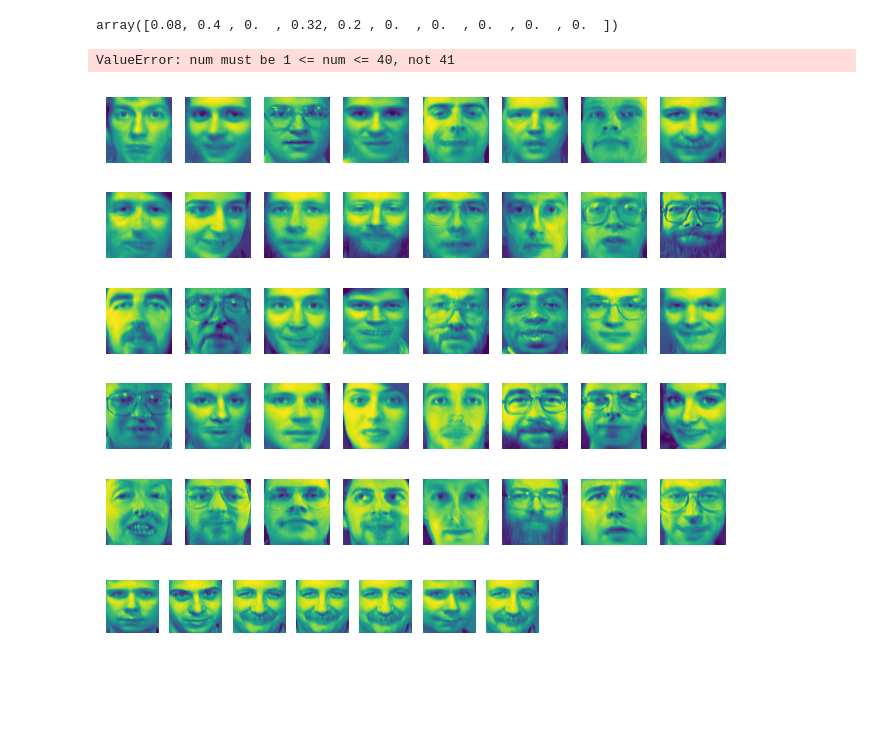
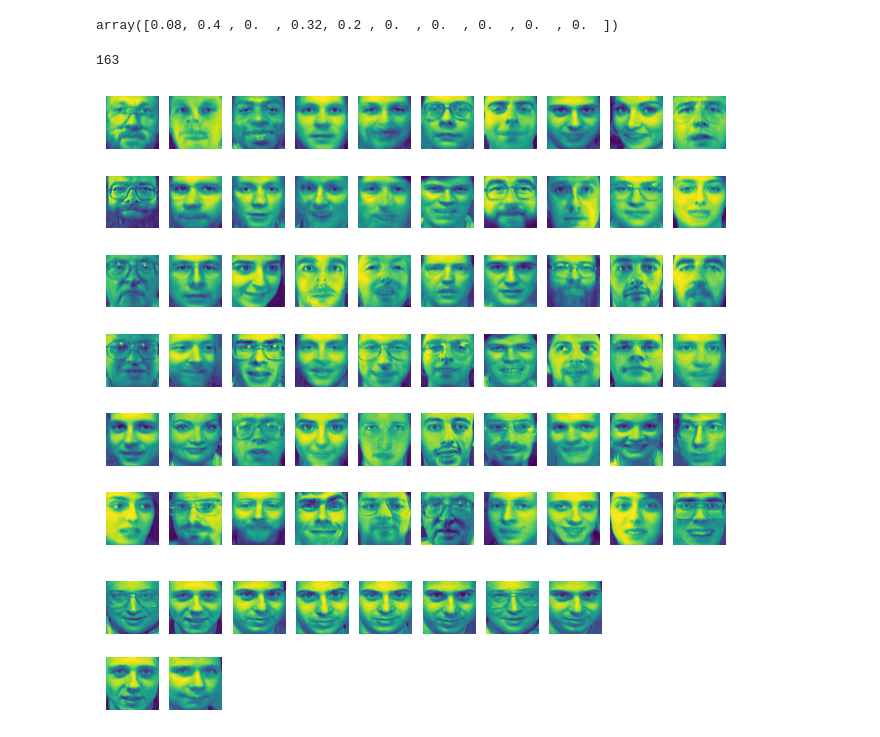
Before and after one commit to educhav/homl, a Jupyter notebook: ch09_unsupervised_learning/UL.ipynb, the cells around one changed output. Drawn from its saved outputs; the diff is of its cells as text; code cells hidden in the pictures; blank space fills up the shorter version.

```diff
--- a/ch09_unsupervised_learning/UL.ipynb
+++ b/ch09_unsupervised_learning/UL.ipynb
@@ -537,20 +535,33 @@ kmeans = KMeans(n_clusters=60, n_init=10).fit(X_train)
-# %%
-img = kmeans.cluster_centers_[0]
+# %%
+from sklearn.decomposition import PCA
+
+pca = PCA(n_components=0.99)
+
+X_train = pca.fit_transform(X_train)
+X_valid = pca.transform(X_valid)
+X_test = pca.transform(X_test)
+
+from sklearn.cluster import KMeans
+kmeans = KMeans(n_clusters=60, n_init=10).fit(X_train)
+# %%
+pca.n_components_
+# %% [output]
+163
 # %%
-img = img.reshape(64, 64)
+import matplotlib.pyplot as plt
 
 plt.figure(figsize=(8,6))
+
 def plot_imgs(imgs):
-    for index,img in enumerate(imgs):
+    for index, img in enumerate(imgs):
         img = img.reshape(64,64)
-        plt.subplot(5, 8, index + 1)
+        plt.subplot(6, 10, index + 1)
         plt.imshow(img)
         plt.axis("off")
 
 plot_imgs(kmeans.cluster_centers_)
 # %% [output]
-ValueError: num must be 1 <= num <= 40, not 41
-[figure, old version]
+[figure, new version]
 # %%
 imgs = []
 
@@ -560,6 +571,6 @@ for index,label in enumerate(kmeans.labels_):
 
 plot_imgs(imgs)
 # %% [output]
-[figure, old version]
+[figure, new version]
 # %%
 from sklearn.pipeline import Pipeline
```
Also changed, not shown: parts of 10 cells of this notebook.
